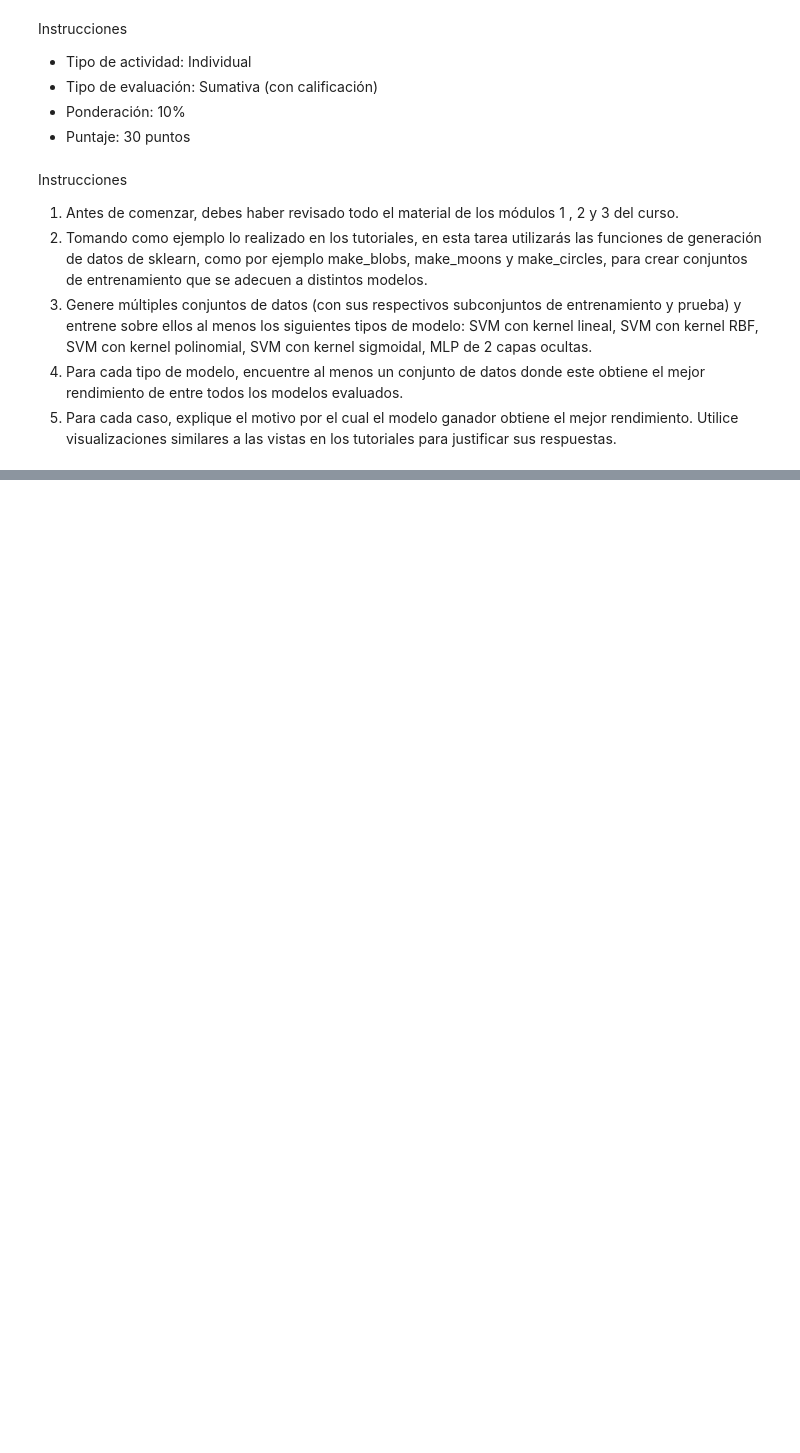
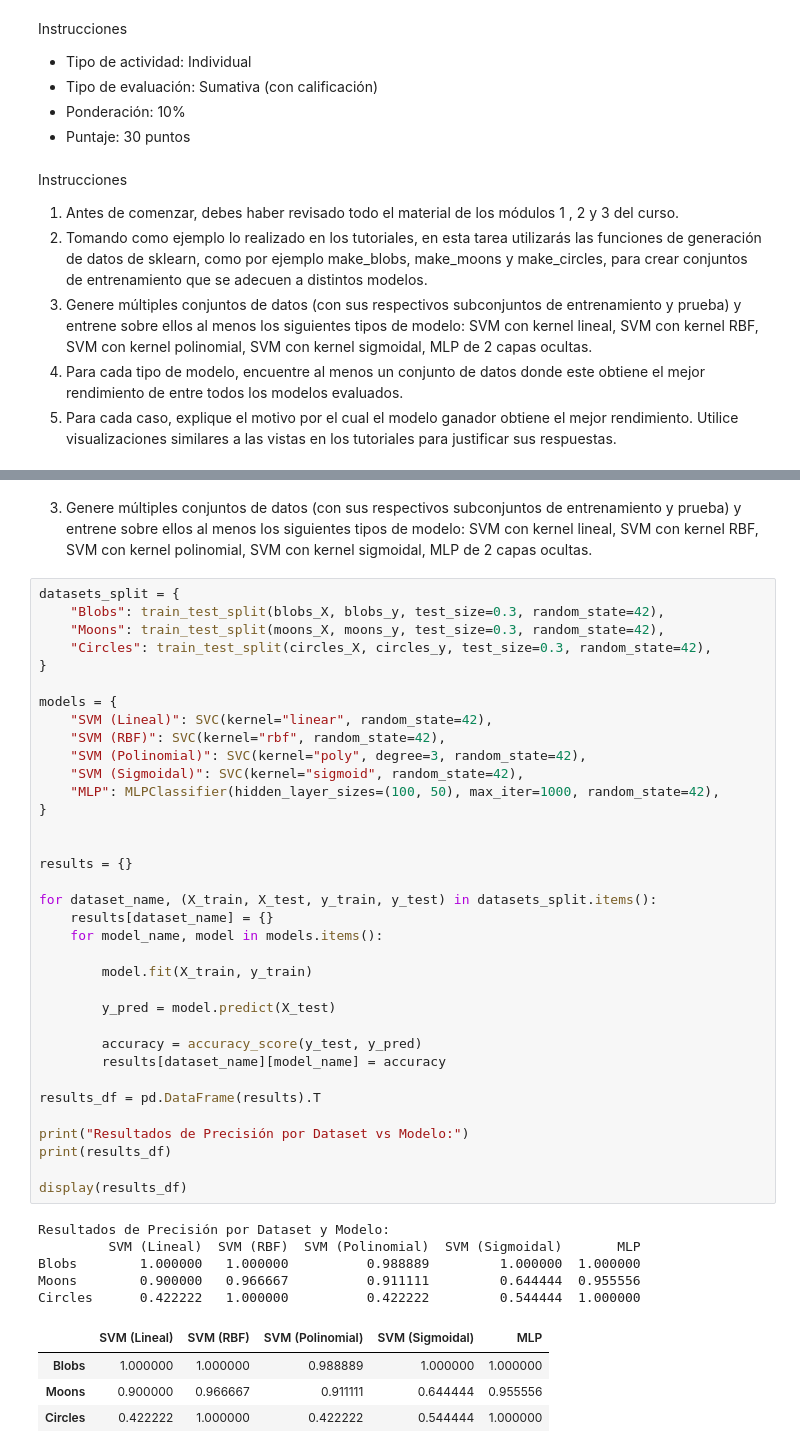
Before and after one commit to Carolinsrainbow/UC_MachineLearning, a Jupyter notebook: Tarea3_Carolina_Herrera_Azolas.ipynb, the cells around one changed output, grey strips where cells are left out. Cells and saved outputs as stored; diff of their text form; blank space fills up the shorter version.

```diff
--- a/Tarea3_Carolina_Herrera_Azolas.ipynb
+++ b/Tarea3_Carolina_Herrera_Azolas.ipynb
@@ -68,0 +54,47 @@ Precisión SVM (kernel RBF): 1.0
+# %% [markdown]
+3. Genere múltiples conjuntos de datos (con sus respectivos subconjuntos de entrenamiento y prueba) y entrene sobre ellos al menos los siguientes tipos de modelo: SVM con kernel lineal, SVM con kernel RBF, SVM con kernel polinomial, SVM con kernel sigmoidal, MLP de 2 capas ocultas.
+# %%
+datasets_split = {
+    "Blobs": train_test_split(blobs_X, blobs_y, test_size=0.3, random_state=42),
+    "Moons": train_test_split(moons_X, moons_y, test_size=0.3, random_state=42),
+    "Circles": train_test_split(circles_X, circles_y, test_size=0.3, random_state=42),
+}
+
+models = {
+    "SVM (Lineal)": SVC(kernel="linear", random_state=42),
+    "SVM (RBF)": SVC(kernel="rbf", random_state=42),
+    "SVM (Polinomial)": SVC(kernel="poly", degree=3, random_state=42),
+    "SVM (Sigmoidal)": SVC(kernel="sigmoid", random_state=42),
+    "MLP": MLPClassifier(hidden_layer_sizes=(100, 50), max_iter=1000, random_state=42),
+}
+
+
+results = {}
+
+for dataset_name, (X_train, X_test, y_train, y_test) in datasets_split.items():
+    results[dataset_name] = {}
+    for model_name, model in models.items():
+
+        model.fit(X_train, y_train)
+
+        y_pred = model.predict(X_test)
+
+        accuracy = accuracy_score(y_test, y_pred)
+        results[dataset_name][model_name] = accuracy
+
+results_df = pd.DataFrame(results).T
+
+print("Resultados de Precisión por Dataset vs Modelo:")
+print(results_df)
+
+display(results_df)
+# %% [output]
+Resultados de Precisión por Dataset y Modelo:
+         SVM (Lineal)  SVM (RBF)  SVM (Polinomial)  SVM (Sigmoidal)       MLP
+Blobs        1.000000   1.000000          0.988889         1.000000  1.000000
+Moons        0.900000   0.966667          0.911111         0.644444  0.955556
+Circles      0.422222   1.000000          0.422222         0.544444  1.000000
+|  | SVM (Lineal) | SVM (RBF) | SVM (Polinomial) | SVM (Sigmoidal) | MLP |
+| Blobs | 1.000000 | 1.000000 | 0.988889 | 1.000000 | 1.000000 |
+| Moons | 0.900000 | 0.966667 | 0.911111 | 0.644444 | 0.955556 |
+| Circles | 0.422222 | 1.000000 | 0.422222 | 0.544444 | 1.000000 |
```
Also changed, not shown: parts of 12 cells of this notebook.
